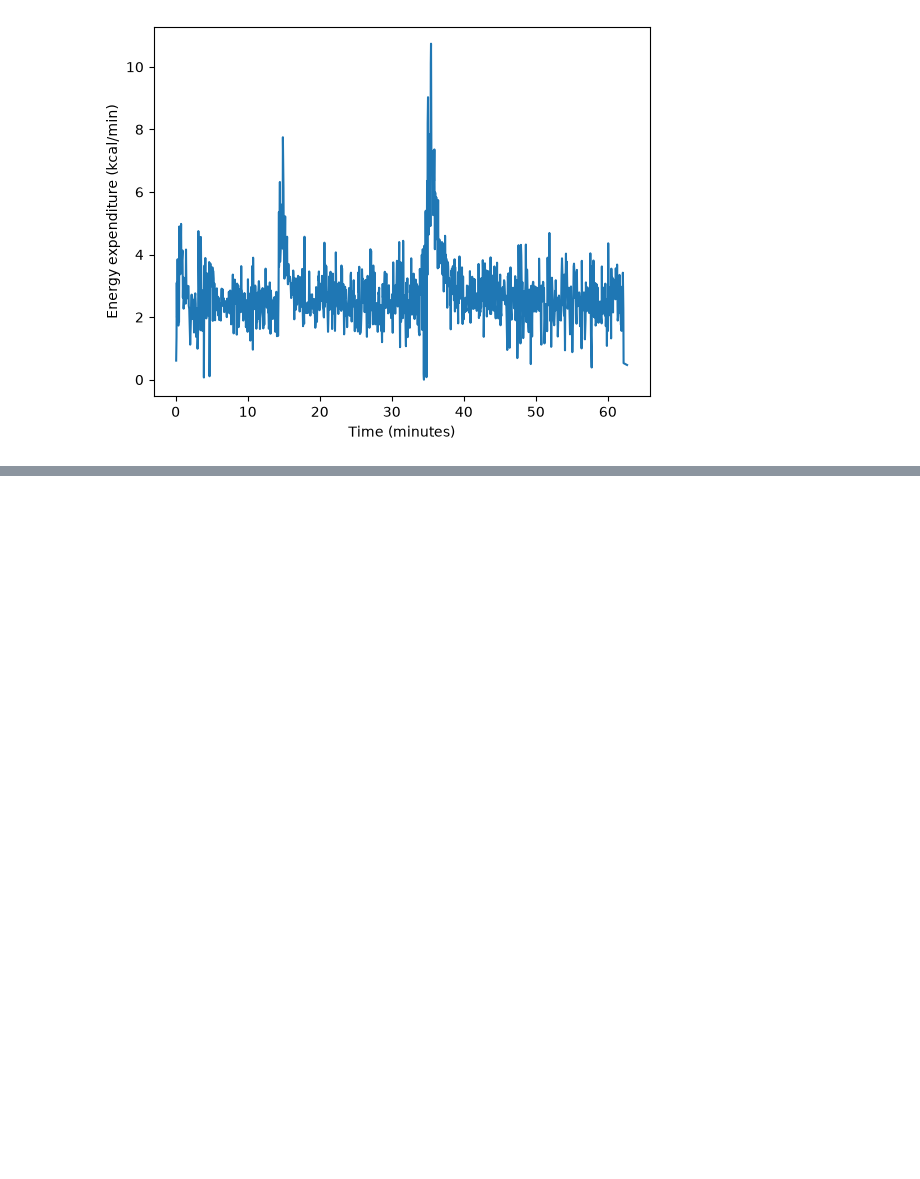
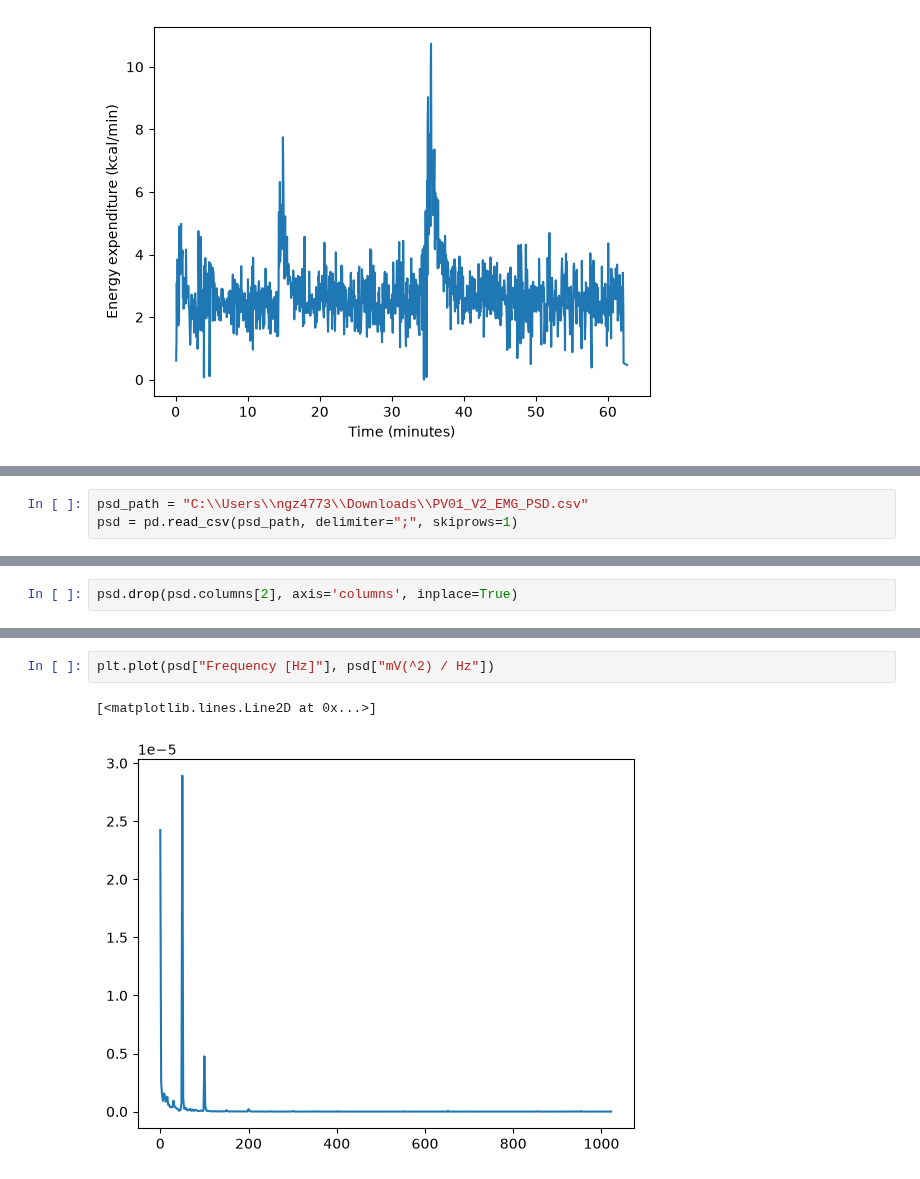
Before and after one commit to n7-sehgalr/wearable-mlee, a Jupyter notebook: notebooks/groundtruth.ipynb, the cells around one changed output, grey strips where cells are left out. Saved outputs shown, nothing was run; the diff lists cells and outputs as text; blank space fills up the shorter version.

```diff
--- a/notebooks/groundtruth.ipynb
+++ b/notebooks/groundtruth.ipynb
@@ -173,0 +411,3 @@ df_emg =
+# %%
+psd_path = "C:\\Users\\ngz4773\\Downloads\\PV01_V2_EMG_PSD.csv"
+psd = pd.read_csv(psd_path, delimiter=";", skiprows=1)
@@ -173,0 +423,2 @@ df_emg =
+# %%
+psd.drop(psd.columns[2], axis='columns', inplace=True)
@@ -173,0 +434,5 @@ df_emg =
+# %%
+plt.plot(psd["Frequency [Hz]"], psd["mV(^2) / Hz"])
+# %% [output]
+[<matplotlib.lines.Line2D at 0x...>]
+[figure, added]
```
Also changed, not shown: parts of 26 cells of this notebook, 2 other files.
